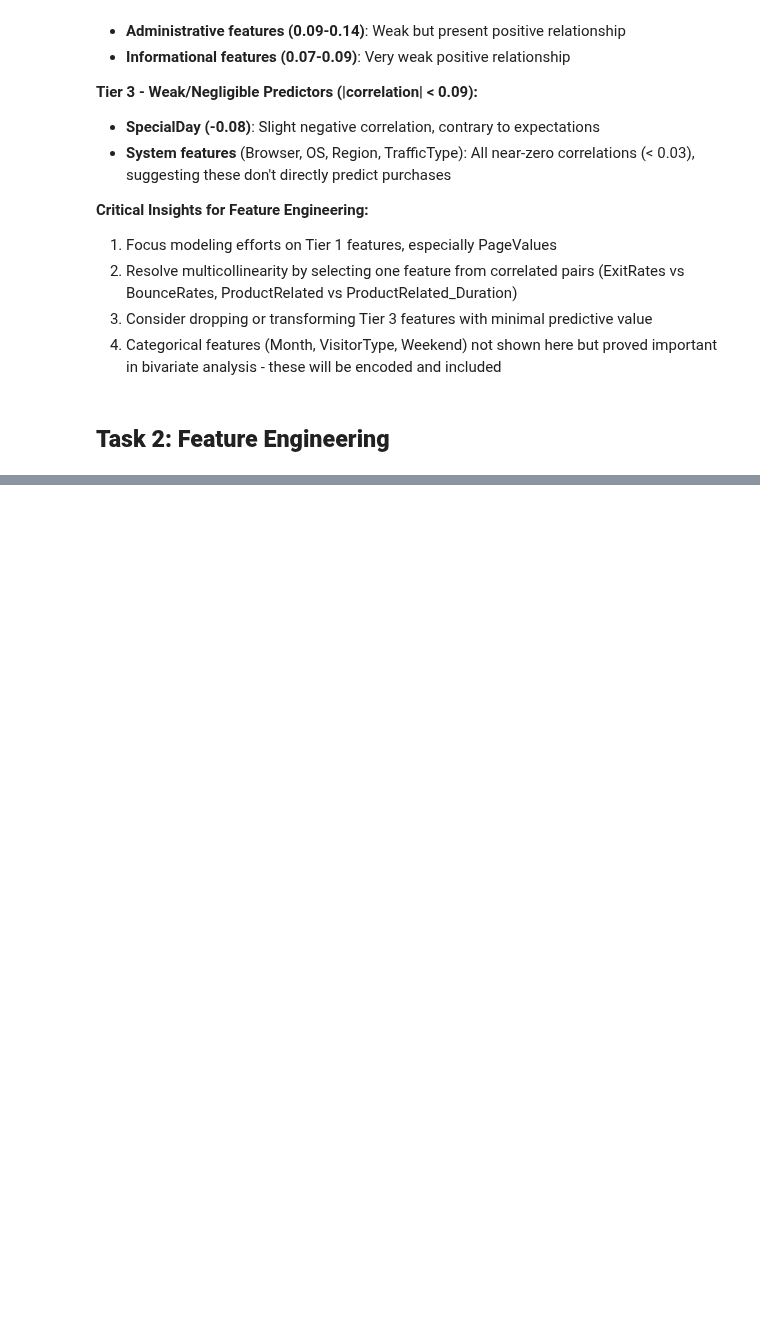
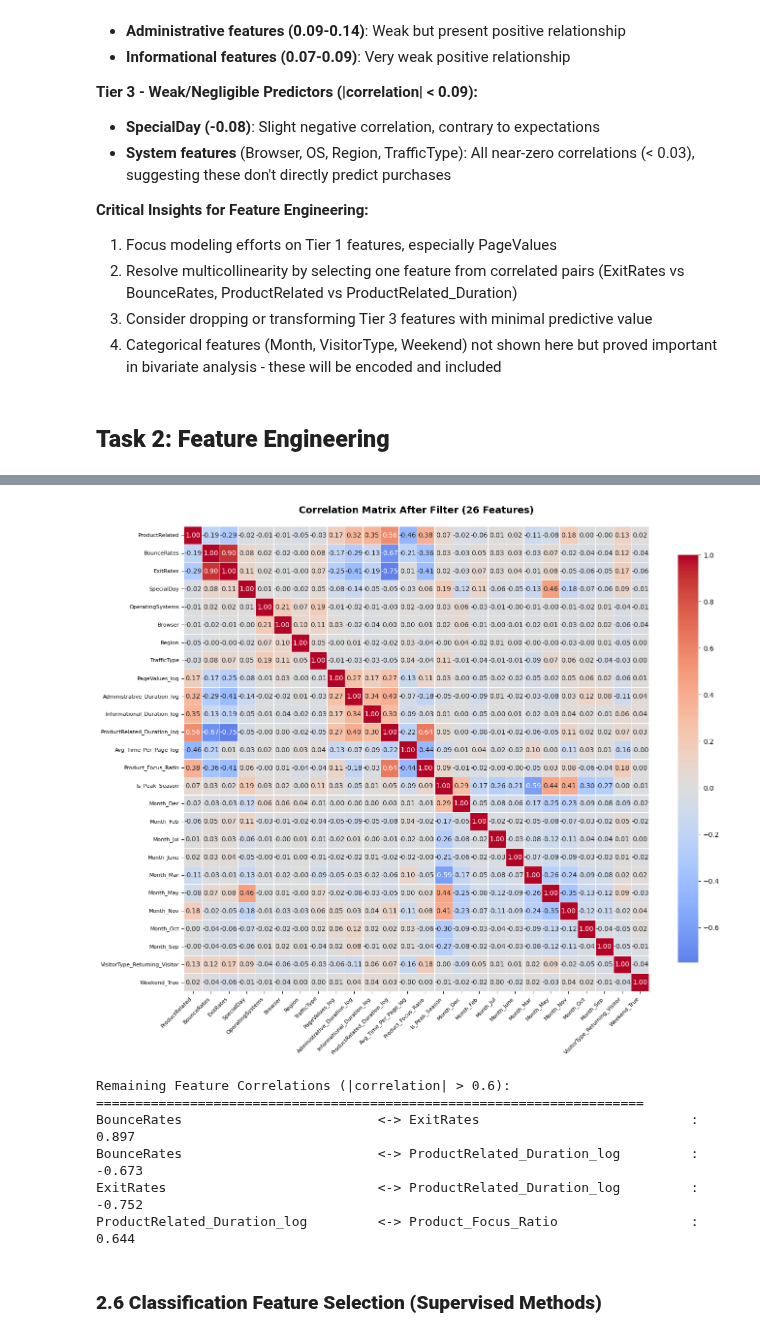
Before and after one commit to JackyDo2005/A3_PDS_RMIT, a Jupyter notebook: Assignment3.ipynb, the cells around one changed output, grey strips where cells are left out. Saved outputs shown, nothing was run; the diff lists cells and outputs as text; code cells hidden in the pictures; blank space fills up the shorter version.

```diff
--- a/Assignment3.ipynb
+++ b/Assignment3.ipynb
@@ -2966,0 +1940,18 @@ All labels generated successfully!
+# %%
+# create peak season indicator based on EDA insights
+peak_months = ['May', 'Nov', 'Dec']
+
+X_train['Is_Peak_Season'] = X_train['Month'].isin(peak_months).astype(int)
+X_val['Is_Peak_Season'] = X_val['Month'].isin(peak_months).astype(int)
+X_test['Is_Peak_Season'] = X_test['Month'].isin(peak_months).astype(int)
+
+print("Temporal Features Created:")
+print("="*70)
+print(f"Peak season months: {peak_months}")
+print(f"\nPeak season distribution (Train):")
+print(f"  Non-peak: {(X_train['Is_Peak_Season']==0).sum()} ({(X_train['Is_Peak_Season']==0).sum()/len(X_train)*100:.1f}%)")
+print(f"  Peak:     {(X_train['Is_Peak_Season']==1).sum()} ({(X_train['Is_Peak_Season']==1).sum()/len(X_train)*100:.1f}%)")
+print(f"\nShape after temporal encoding:")
+print(f"  Train: {X_train.shape}")
+print(f"  Val:   {X_val.shape}")
+print(f"  Test:  {X_test.shape}")
@@ -2966,0 +2176,45 @@ All labels generated successfully!
+# %%
+# visualize correlation matrix after filtering
+plt.figure(figsize=(14, 12))
+correlation_matrix_full = pd.DataFrame(X_train_filtered, columns=features_to_keep).corr()
+sns.heatmap(correlation_matrix_full,
+            annot=True,
+            fmt='.2f',
+            cmap='coolwarm',
+            center=0,
+            square=True,
+            linewidths=0.5,
+            cbar_kws={"shrink": 0.8})
+
+plt.title('Correlation Matrix After Filter (26 Features)',
+          fontsize=14, fontweight='bold', pad=20)
+plt.xticks(rotation=45, ha='right', fontsize=8)
+plt.yticks(rotation=0, fontsize=8)
+plt.tight_layout()
+plt.show()
+
+# show remaining high correlations (threshold > 0.6 for visibility)
+print("\nRemaining Feature Correlations (|correlation| > 0.6):")
+print("="*70)
+high_corr_remaining = []
+for i in range(len(correlation_matrix_full.columns)):
+    for j in range(i+1, len(correlation_matrix_full.columns)):
+        corr_val = correlation_matrix_full.iloc[i, j]
+        if abs(corr_val) > 0.6:
+            feat1 = correlation_matrix_full.columns[i]
+            feat2 = correlation_matrix_full.columns[j]
+            high_corr_remaining.append((feat1, feat2, corr_val))
+            print(f"{feat1:35s} <-> {feat2:35s} : {corr_val:6.3f}")
+
+if len(high_corr_remaining) == 0:
+    print("No feature pairs with |correlation| > 0.6 remaining.")
+# %% [output]
+[figure, added]
+Remaining Feature Correlations (|correlation| > 0.6):
+======================================================================
+BounceRates                         <-> ExitRates                           :  0.897
+BounceRates                         <-> ProductRelated_Duration_log         : -0.673
+ExitRates                           <-> ProductRelated_Duration_log         : -0.752
+ProductRelated_Duration_log         <-> Product_Focus_Ratio                 :  0.644
+# %% [markdown]
+### **2.6 Classification Feature Selection (Supervised Methods)**
```
Also changed, not shown: parts of 87 cells of this notebook, 3 other files.
